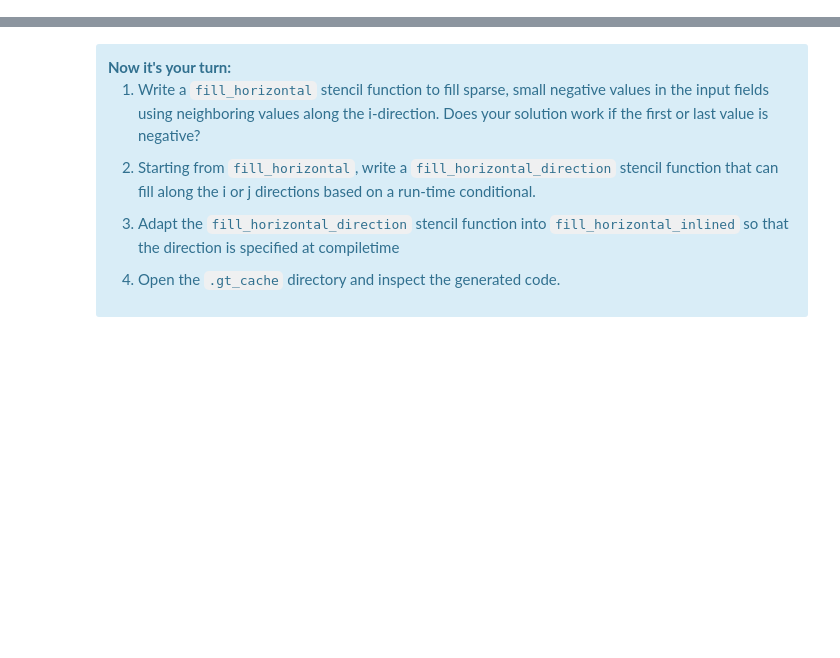
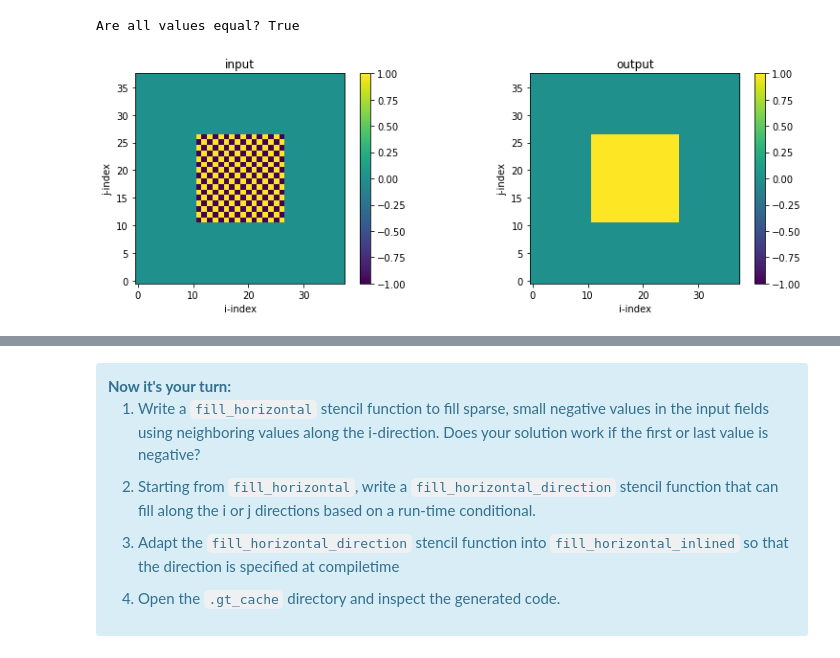
Before and after one commit to ai2cm/dsl_workshop, a Jupyter notebook: notebooks/Session-2A.ipynb, the cells around one changed output, grey strips where cells are left out. Saved outputs shown, nothing was run; the diff lists cells and outputs as text; code cells hidden in the pictures; blank space fills up the shorter version.

```diff
--- a/notebooks/Session-2A.ipynb
+++ b/notebooks/Session-2A.ipynb
@@ -446,0 +104,18 @@ plot_two_ij_slices(in_storage, out_storage)
+# %%
+@gtscript.function
+def absolute_value(field):
+    return field if field > 0. else -field
+
+@gtscript.stencil(backend="numpy")
+def compute_absolute_value(in_field: gtscript.Field[float], out_field: gtscript.Field[float]):
+    with computation(PARALLEL), interval(...):
+        out_field = absolute_value(in_field)
+
+set_box_to_checkerboard_pattern(in_field, value=1.)
+compute_absolute_value(in_field, out_field)
+
+print('Are all values equal?', np.all(out_field == np.abs(in_field)))
+plot_two_ij_slices(in_field, out_field)
+# %% [output]
+Are all values equal? True
+[figure, added]
```
Also changed, not shown: parts of 64 cells of this notebook.
